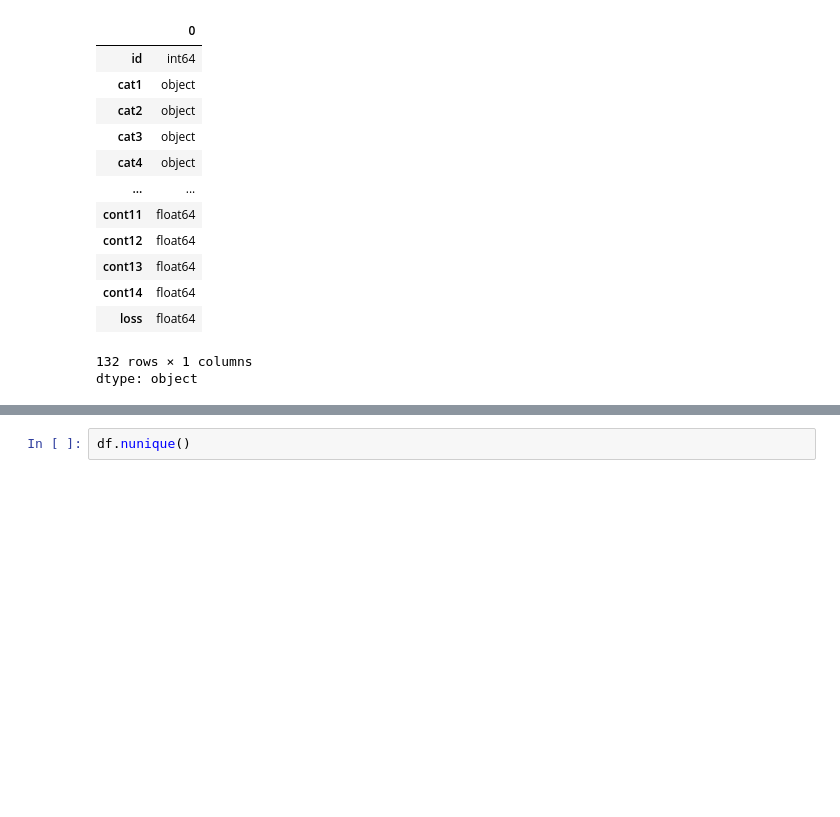
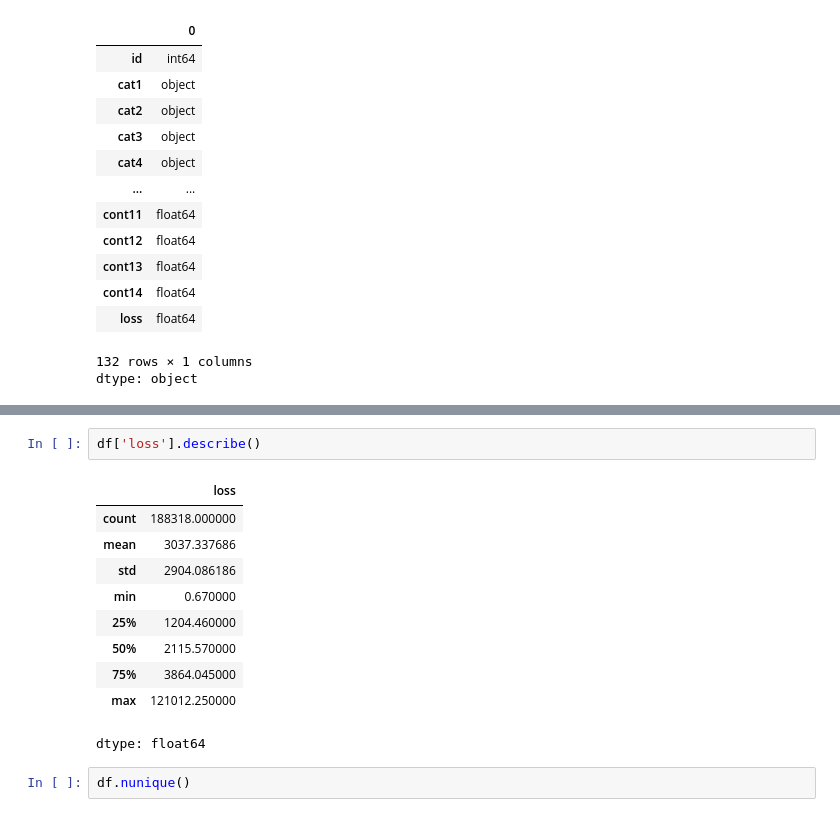
Before and after one commit to KanzGiwa/Allstate-1A, a Jupyter notebook: ALL_STATE_project.ipynb, the cells around one changed output, grey strips where cells are left out. Cells and saved outputs as stored; diff of their text form; blank space fills up the shorter version.

```diff
--- a/ALL_STATE_project.ipynb
+++ b/ALL_STATE_project.ipynb
@@ -71,6 +71,19 @@ df.describe()
 | 50% | 294539.500000 | 0.475784 | 0.555782 | 0.527991 | 0.452887 | 0.422268 | 0.440945 | 0.438285 | 0.441060 | 0.441450 | 0.461190 | ... |
 | 75% | 440680.500000 | 0.623912 | 0.681761 | 0.634224 | 0.652072 | 0.643315 | 0.655021 | 0.591045 | 0.623580 | 0.566820 | 0.614590 | ... |
 | max | 587633.000000 | 0.984975 | 0.862654 | 0.944251 | 0.954297 | 0.983674 | 0.997162 | 1.000000 | 0.980200 | 0.995400 | 0.994980 | ... |
+# %%
+df['loss'].describe()
+# %% [output]
+|  | loss |
+| count | 188318.000000 |
+| mean | 3037.337686 |
+| std | 2904.086186 |
+| min | 0.670000 |
+| 25% | 1204.460000 |
+| 50% | 2115.570000 |
+| 75% | 3864.045000 |
+| max | 121012.250000 |
+dtype: float64
 # %%
 df.nunique()
 # %% [output]
```
Also changed, not shown: parts of 22 cells of this notebook.
